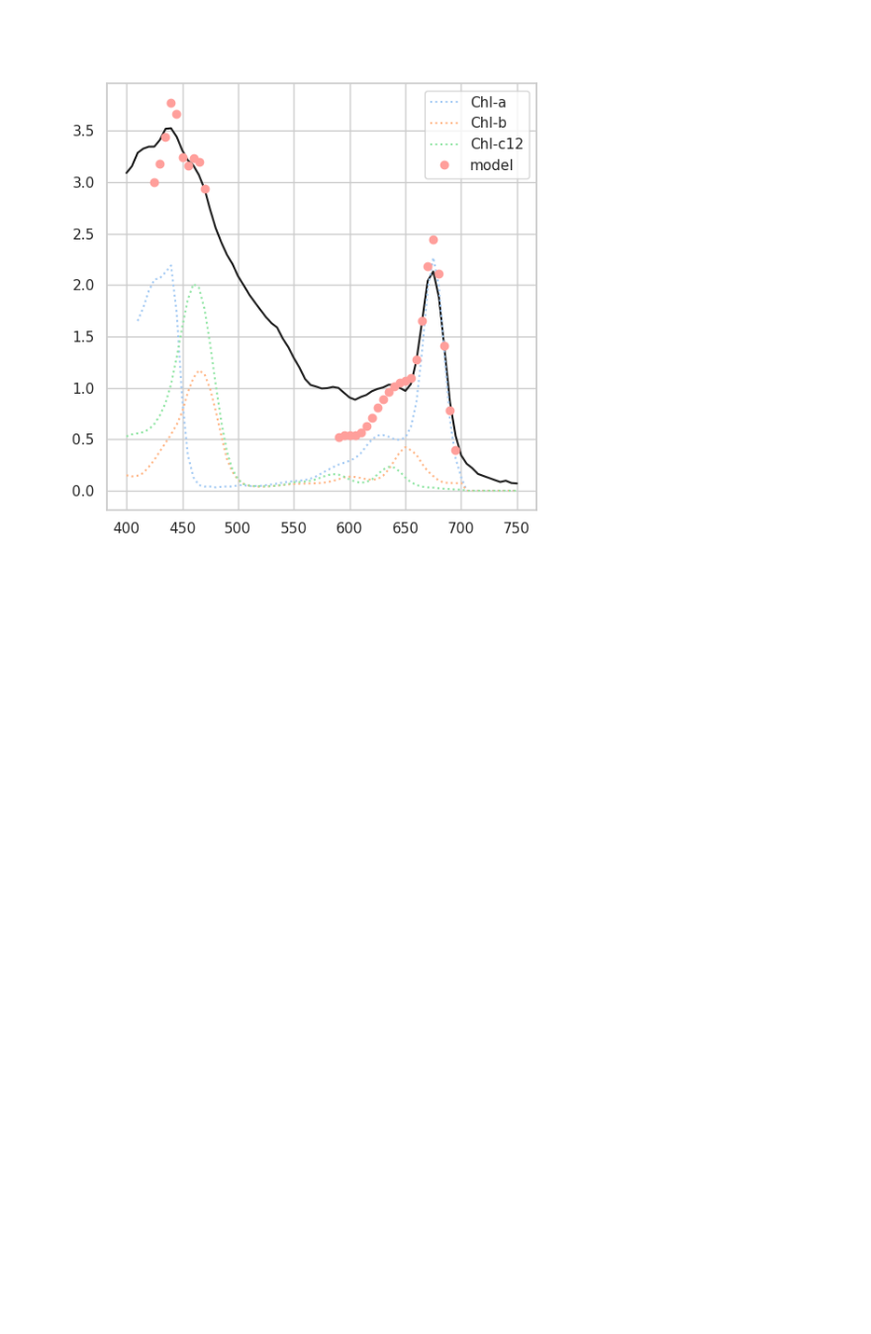
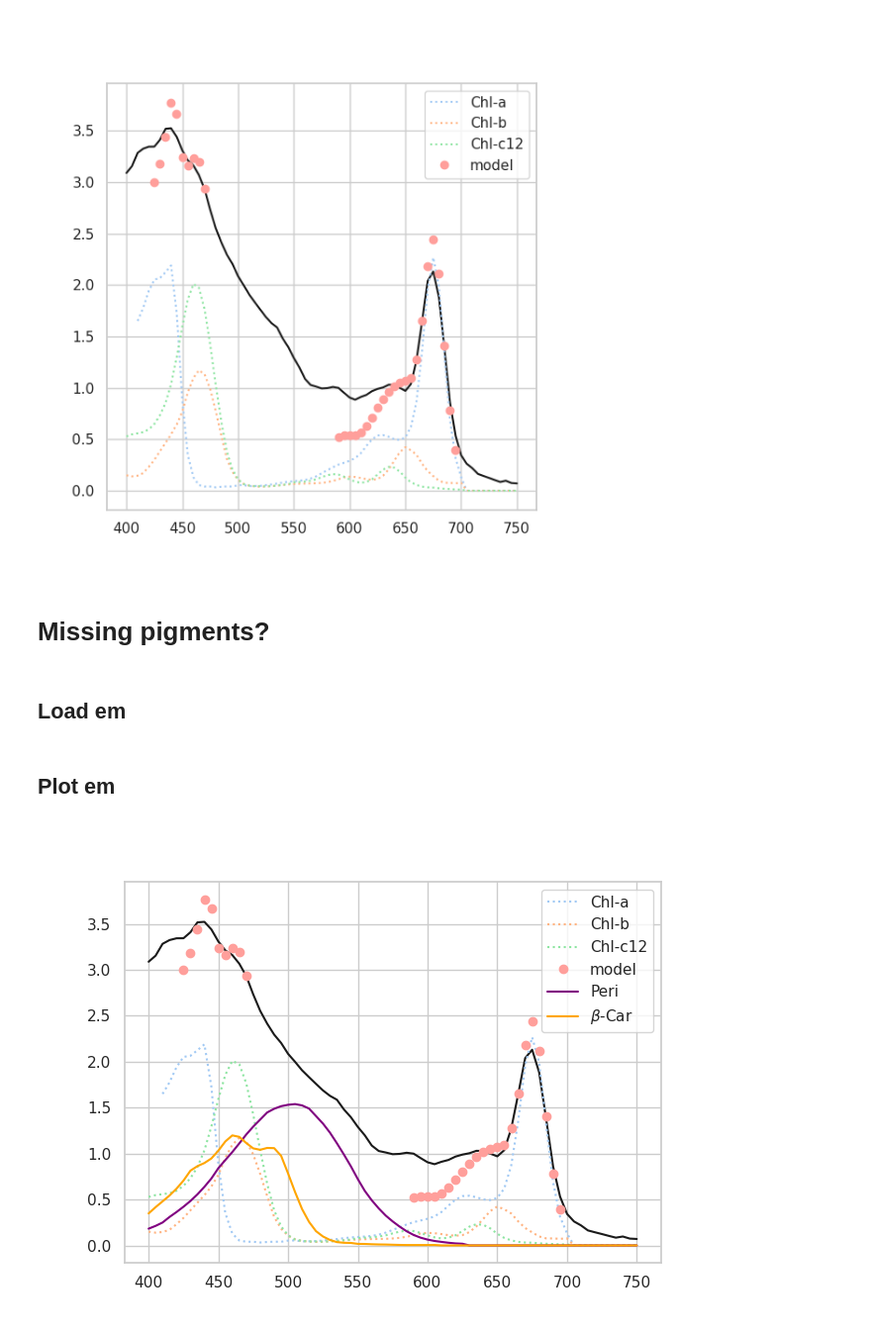
Before and after one commit to AI-for-Ocean-Science/cnmf, a Jupyter notebook: papers/I/Analysis/FitChl.ipynb, the cells around one changed output. Shown: that part at 99% size. Drawn from its saved outputs; the diff is of its cells as text; code cells hidden in the pictures; blank space fills up the shorter version.

```diff
--- a/papers/I/Analysis/FitChl.ipynb
+++ b/papers/I/Analysis/FitChl.ipynb
@@ -112,3 +112,37 @@ ax.legend()
 plt.show()
 # %% [output]
 [figure]
+# %% [markdown]
+# Missing pigments?
+# %% [markdown]
+## Load em
+# %%
+reload(pigments)
+peri = pigments.a_chl(wave, pigment='Peri')
+beta = pigments.a_chl(wave, pigment='beta-Car')
+# %% [markdown]
+## Plot em
+# %%
+fig = plt.figure(figsize=(7,5))
+ax = plt.gca()
+
+# Basis function
+ax.plot(wave, M[0], color='k')
+
+# Chl
+for ss, pig, wv, lbl in zip(range(3), [chla,chlb,chlc], [673.,440.,440.], ['a', 'b', 'c12']):
+    #iwv = np.argmin(np.abs(wave-wv))
+    #nrm = pig[iwv]/M[0,iwv]
+    #print(f'nrm: {1/nrm}')
+    ax.plot(wave, pig*ans[ss], label=f'Chl-{lbl}', ls=':')
+
+ax.plot(wave[gd_wave], model[gd_wave], 'o', label='model')
+
+# New ones
+ax.plot(wave, peri*50, color='purple', label='Peri')
+ax.plot(wave, beta*20, color='orange', label=r'$\beta$-Car')
+
+ax.legend()
+plt.show()
+# %% [output]
+[figure, added]
```
Also changed, not shown: parts of 12 cells of this notebook, 3 other files.
